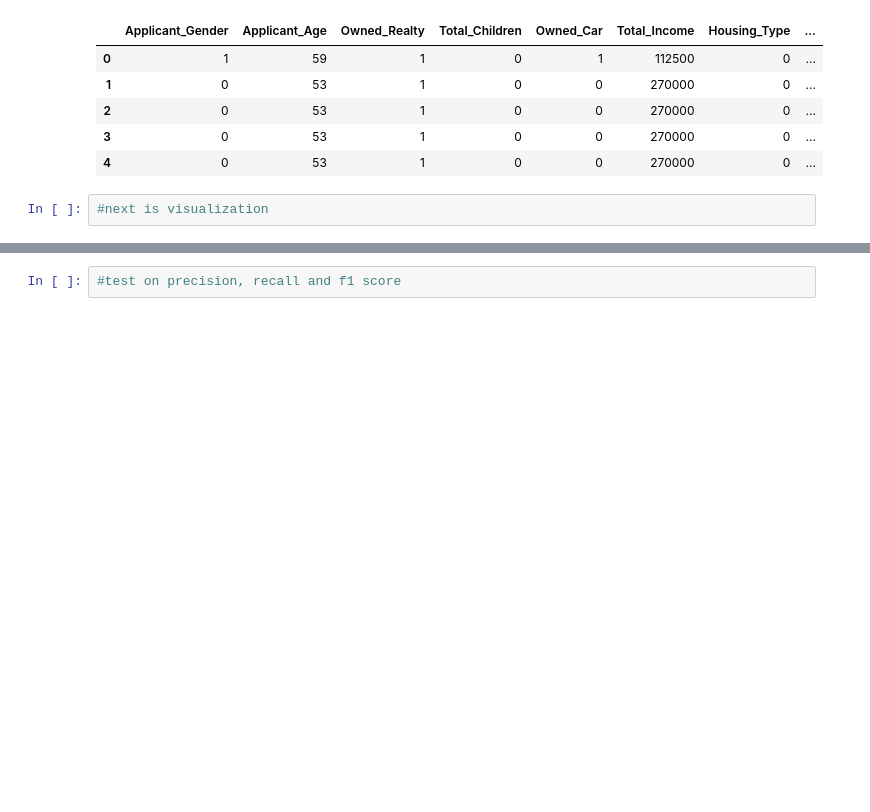
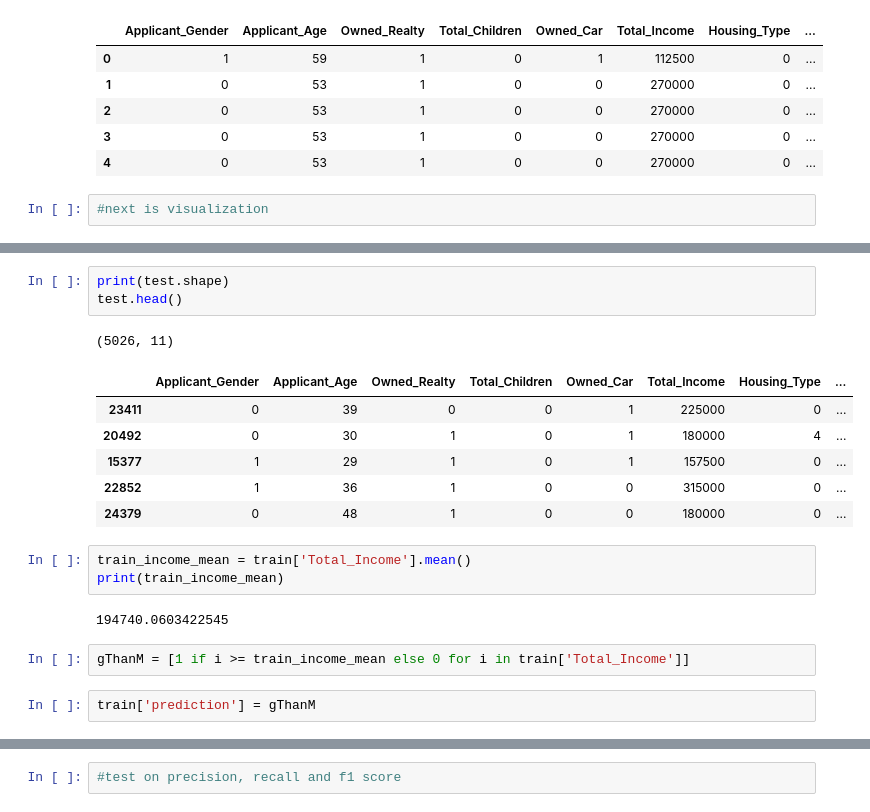
Before and after one commit to COGS118A/Group022-Wi23, a Jupyter notebook: CheckpointGroup022-Wi23.ipynb, the cells around one changed output, grey strips where cells are left out. Cells and saved outputs as stored; diff of their text form; blank space fills up the shorter version.

```diff
--- a/CheckpointGroup022-Wi23.ipynb
+++ b/CheckpointGroup022-Wi23.ipynb
@@ -325,0 +344,20 @@ credit.head()
+# %%
+print(test.shape)
+test.head()
+# %% [output]
+(5026, 11)
+|  | Applicant_Gender | Applicant_Age | Owned_Realty | Total_Children | Owned_Car | Total_Income | Housing_Type | ... |
+| 23411 | 0 | 39 | 0 | 0 | 1 | 225000 | 0 | ... |
+| 20492 | 0 | 30 | 1 | 0 | 1 | 180000 | 4 | ... |
+| 15377 | 1 | 29 | 1 | 0 | 1 | 157500 | 0 | ... |
+| 22852 | 1 | 36 | 1 | 0 | 0 | 315000 | 0 | ... |
+| 24379 | 0 | 48 | 1 | 0 | 0 | 180000 | 0 | ... |
+# %%
+train_income_mean = train['Total_Income'].mean()
+print(train_income_mean)
+# %% [output]
+194740.0603422545
+# %%
+gThanM = [1 if i >= train_income_mean else 0 for i in train['Total_Income']]
+# %%
+train['prediction'] = gThanM
```
Also changed, not shown: parts of 9 cells of this notebook.
